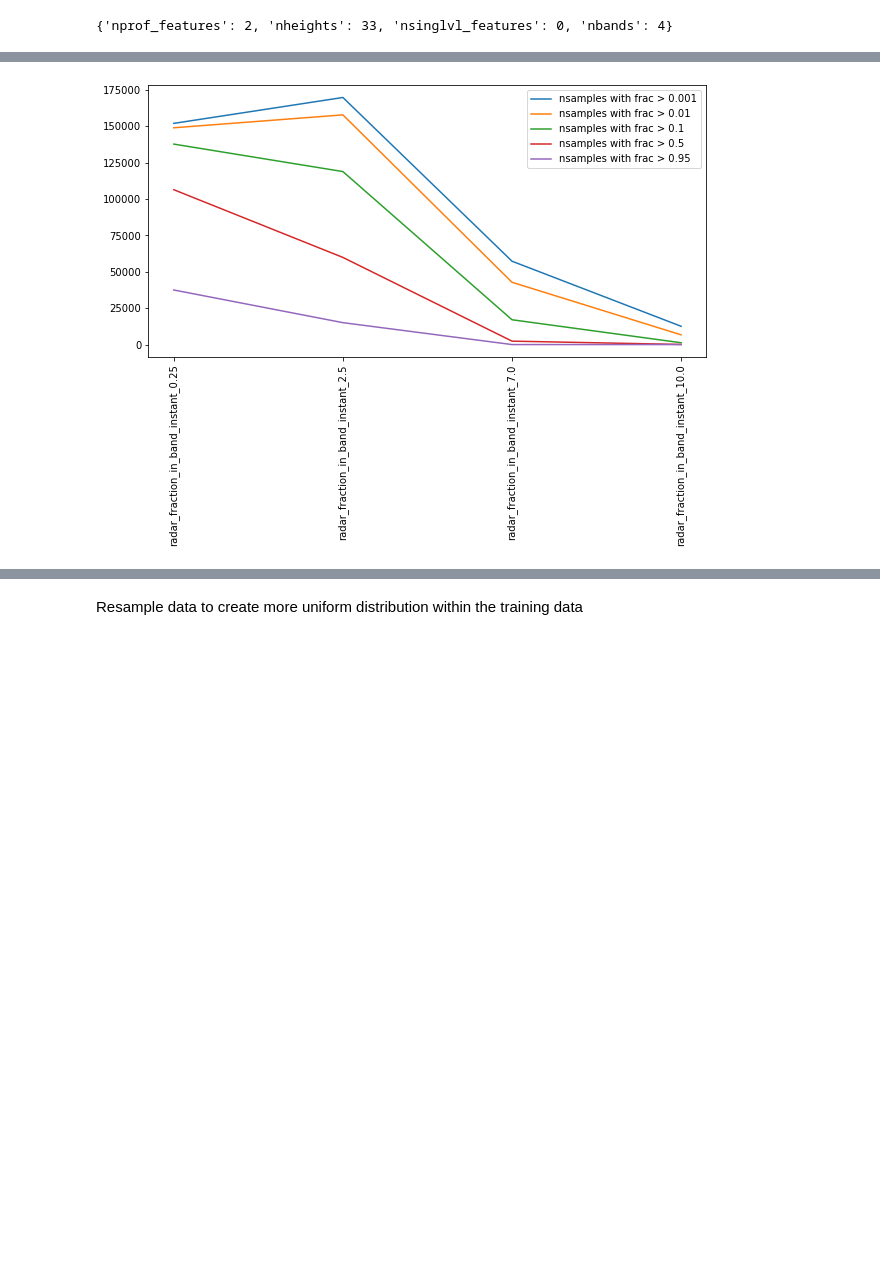
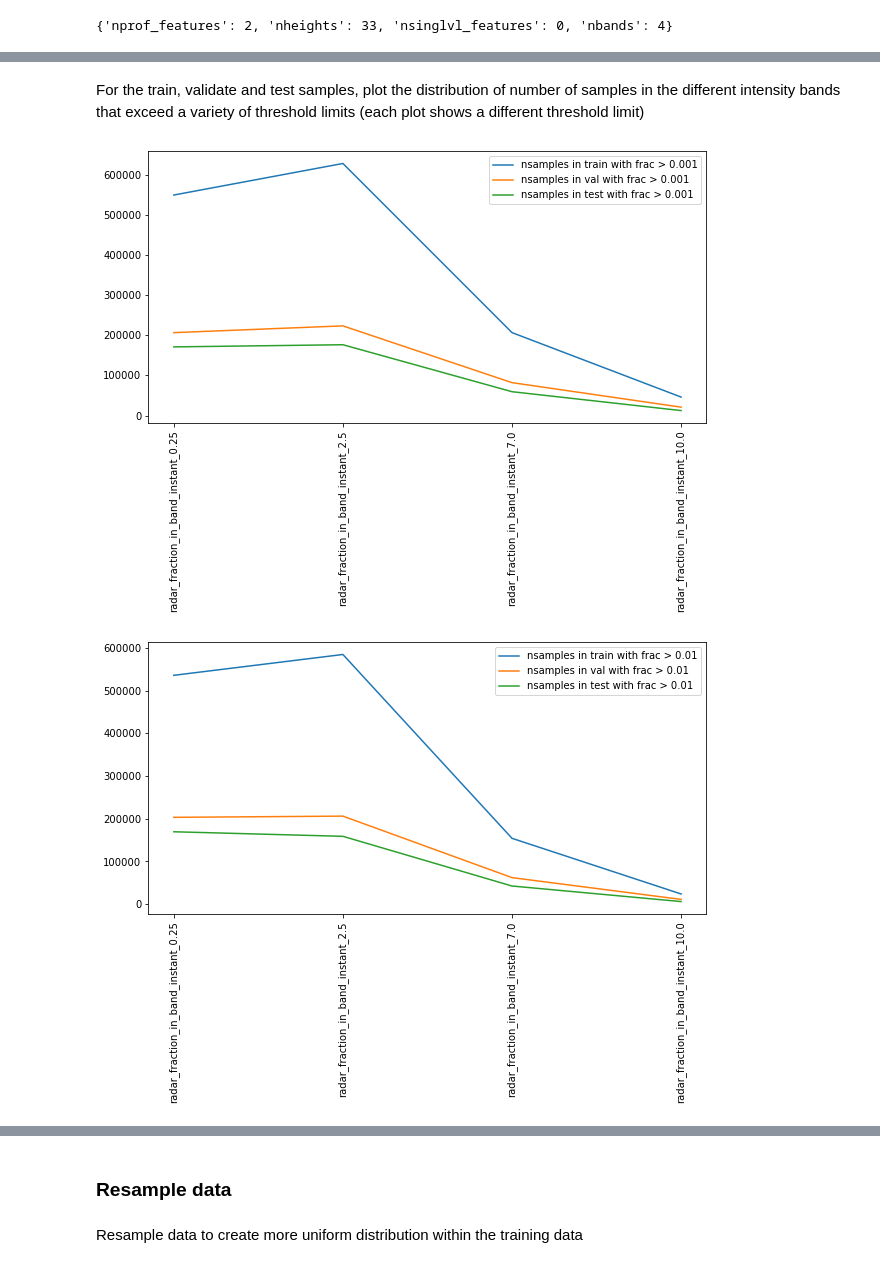
Before and after one commit to informatics-lab/precip_rediagnosis, a Jupyter notebook: model_pipeline/prd_fraction_model_dev.ipynb, the cells around one changed output, grey strips where cells are left out. Saved outputs shown, nothing was run; the diff lists cells and outputs as text; code cells hidden in the pictures; blank space fills up the shorter version.

```diff
--- a/model_pipeline/prd_fraction_model_dev.ipynb
+++ b/model_pipeline/prd_fraction_model_dev.ipynb
@@ -165,0 +127,3 @@ data_splits = {
+# %%
+data_test = pd.concat(events_data_test)
+data_test.to_csv('prd_merged_all_events_test_dataset.csv')
@@ -200,12 +167,32 @@ plt.show()
 # %%
-for prob in [0.001, 0.01, 0.1, 0.5, 0.95]:
-    exceeding_prob = []
-    for thresh in range(data_dims_dict['nbands']):
-        exceeding_prob.append(sum(data_splits['y_val'].iloc[:, thresh] > prob))
-    plt.plot(np.arange(data_dims_dict['nbands']), exceeding_prob, label=f'nsamples with frac > {prob}')
-plt.xticks(np.arange(data_dims_dict['nbands']), data_splits['y_train'].columns, rotation=90)
-plt.legend()
-plt.gcf().set_size_inches(10, 5)
-plt.show()
+# for prob in [0.001, 0.01, 0.1, 0.5, 0.95]:
+#     exceeding_prob = []
+#     for thresh in range(data_dims_dict['nbands']):
+#         exceeding_prob.append(sum(data_splits['y_val'].iloc[:, thresh] > prob))
+#     plt.plot(np.arange(data_dims_dict['nbands']), exceeding_prob, label=f'nsamples with frac > {prob}')
+# plt.xticks(np.arange(data_dims_dict['nbands']), data_splits['y_train'].columns, rotation=90)
+# plt.legend()
+# plt.gcf().set_size_inches(10, 5)
+# plt.show()
-# %% [output]
-[figure, removed]
+# %% [markdown]
+For the train, validate and test samples, plot the distribution of number of samples in the different intensity bands that exceed a variety of threshold limits (each plot shows a different threshold limit)
+# %%
+test_sub = data_test[data_test[feature_dict['target'][0]]!=1]  # train and validate have had this preprocessing already applied
+for prob in [0.001, 0.01, 0.1, 0.5, 0.95]:
+    train, val, test = [], [], []
+    for thresh in range(data_dims_dict['nbands']):
+        test.append(sum(test_sub[target_parameter].iloc[:, thresh] > prob))
+        val.append(sum(data_splits['y_val'].iloc[:, thresh] > prob))
+        train.append(sum(data_splits['y_train'].iloc[:, thresh] > prob))
+
+    plt.plot(np.arange(data_dims_dict['nbands']), train, label=f'nsamples in train with frac > {prob}')
+    plt.plot(np.arange(data_dims_dict['nbands']), val, label=f'nsamples in val with frac > {prob}')
+    plt.plot(np.arange(data_dims_dict['nbands']), test, label=f'nsamples in test with frac > {prob}')
+
+    plt.xticks(np.arange(data_dims_dict['nbands']), data_splits['y_train'].columns, rotation=90)
+    plt.legend()
+    plt.gcf().set_size_inches(10, 5)
+    plt.show()
+# %% [output]
+[figure, added]
+[figure, added]
@@ -212,3 +202,5 @@ plt.show()
+# %% [markdown]
+### Resample data
 # %% [markdown]
 Resample data to create more uniform distribution within the training data
 # %%
```
Also changed, not shown: parts of 17 cells of this notebook, 1 other file.
